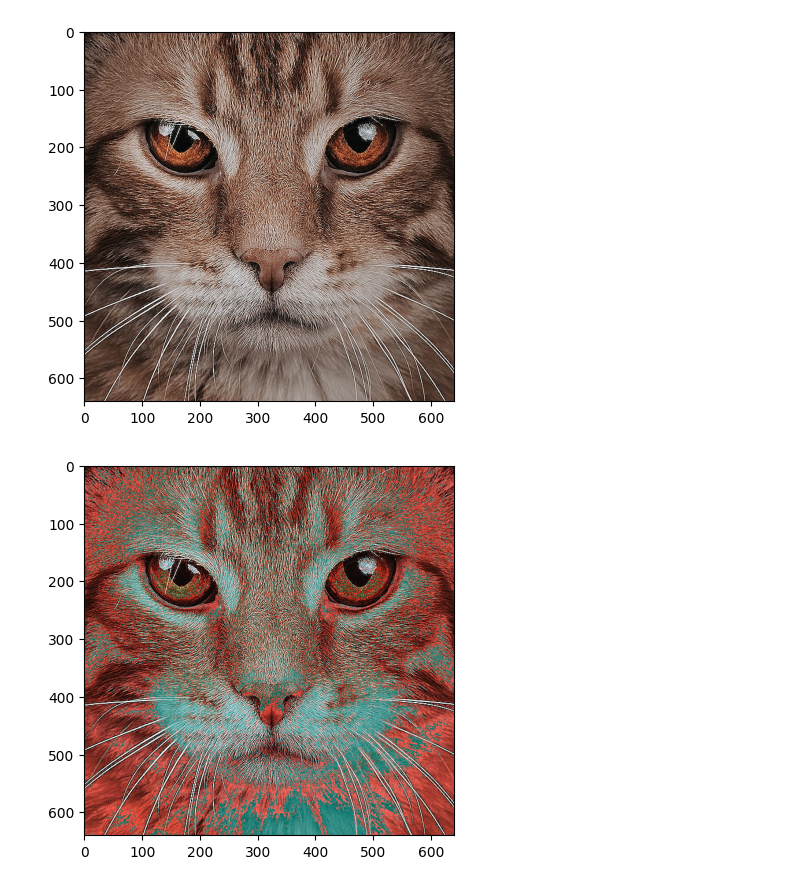
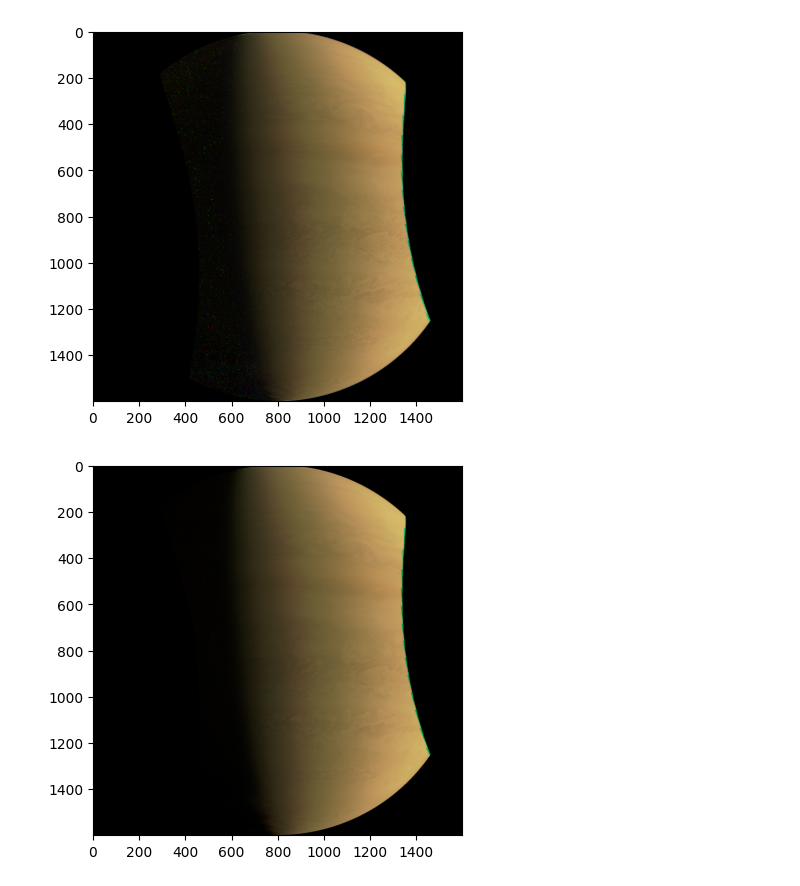
Before and after one commit to igorlemes/14-bis, a Jupyter notebook: teste.ipynb, the cells around one changed output. Drawn from its saved outputs; the diff is of its cells as text; code cells hidden in the pictures.

Commit message:
Integrating with data and image classes

```diff
--- a/teste.ipynb
+++ b/teste.ipynb
@@ -4,5 +5,5 @@ from lib14bis.processing.enhance import ImageMock, Enhance
 # %%
-img = ImageMock("lib14bis/data/cat.jpg")
+img = Image("lib14bis/data/13916-ImageSet.zip")
 # %%
 img.show()
 img2 = img
@@ -11,10 +12,10 @@ img2 = img
 # %%
-img2.data = Enhance.sharpen(img)
+img2 = Enhance.sharpen(img,2)
 img2.show()
 # %% [output]
-[figure, old version]
+[figure, new version]
 # %%
-img3 = Enhance.multiply(img2, [2., 1., 1.])
+img3 = Enhance.multiply(img2, [5., 1., 1.])
 img3.show()
 # %% [output]
-[figure, old version]
+[figure, new version]
```
Also changed, not shown: parts of 2 cells of this notebook, 3 other files.
